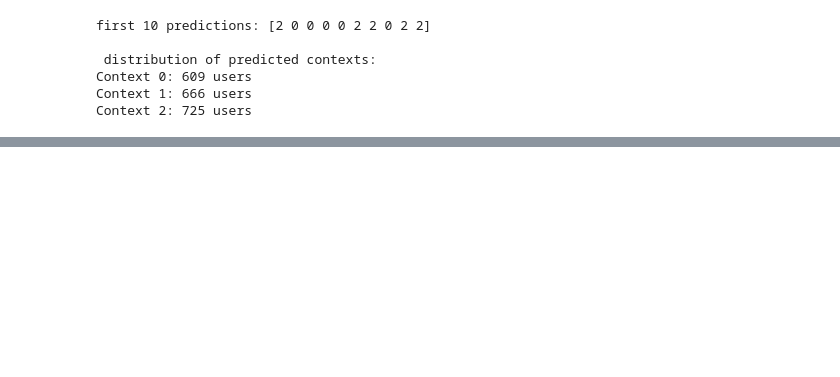
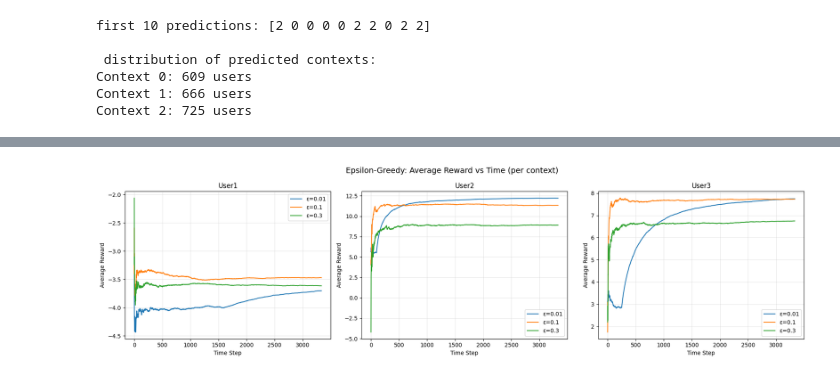
Before and after one commit to toxic-man-123/lab3-contextual-bandit, a Jupyter notebook: lab3_results_U20230108.ipynb, the cells around one changed output, grey strips where cells are left out. Cells and saved outputs as stored; diff of their text form; code cells hidden in the pictures; blank space fills up the shorter version.

```diff
--- a/lab3_results_U20230108.ipynb
+++ b/lab3_results_U20230108.ipynb
@@ -264,0 +529,13 @@ Context 2: 725 users
+# %%
+# running softmax with tau=1
+tau = 1.0
+
+print(f"running SoftMax with tau={tau}...")
+Q_sm, N_sm, rewards_sm = softmax_algorithm(tau, T)
+
+sm_results = {tau: {"Q": Q_sm, "N": N_sm, "rewards": rewards_sm}}
+
+print(f"Q values (tau={tau}):")
+for c in range(n_contexts):
+    best_arm = np.argmax(Q_sm[c])
+    print(f"  {context_names[c]}: {Q_sm[c]} -> best arm: {news_categories[best_arm]}")
@@ -264,0 +553,27 @@ Context 2: 725 users
+# %%
+# helper to compute running average of rewards
+def running_avg(rewards_list):
+    cumsum = np.cumsum(rewards_list)
+    counts = np.arange(1, len(rewards_list) + 1)
+    return cumsum / counts
+# %%
+# Plot 1: Average Reward vs Time for Epsilon-Greedy (per context)
+fig, axes = plt.subplots(1, 3, figsize=(18, 5))
+fig.suptitle("Epsilon-Greedy: Average Reward vs Time (per context)", fontsize=14)
+
+for idx, c in enumerate(range(n_contexts)):
+    ax = axes[idx]
+    for eps in epsilon_values:
+        r = eg_results[eps]["rewards"][c]
+        avg_r = running_avg(r)
+        ax.plot(avg_r, label=f"ε={eps}")
+    ax.set_title(f"{context_names[c]}")
+    ax.set_xlabel("Time Step")
+    ax.set_ylabel("Average Reward")
+    ax.legend()
+    ax.grid(True, alpha=0.3)
+
+plt.tight_layout()
+plt.show()
+# %% [output]
+[figure, added]
```
Also changed, not shown: parts of 29 cells of this notebook, 8 other files.
